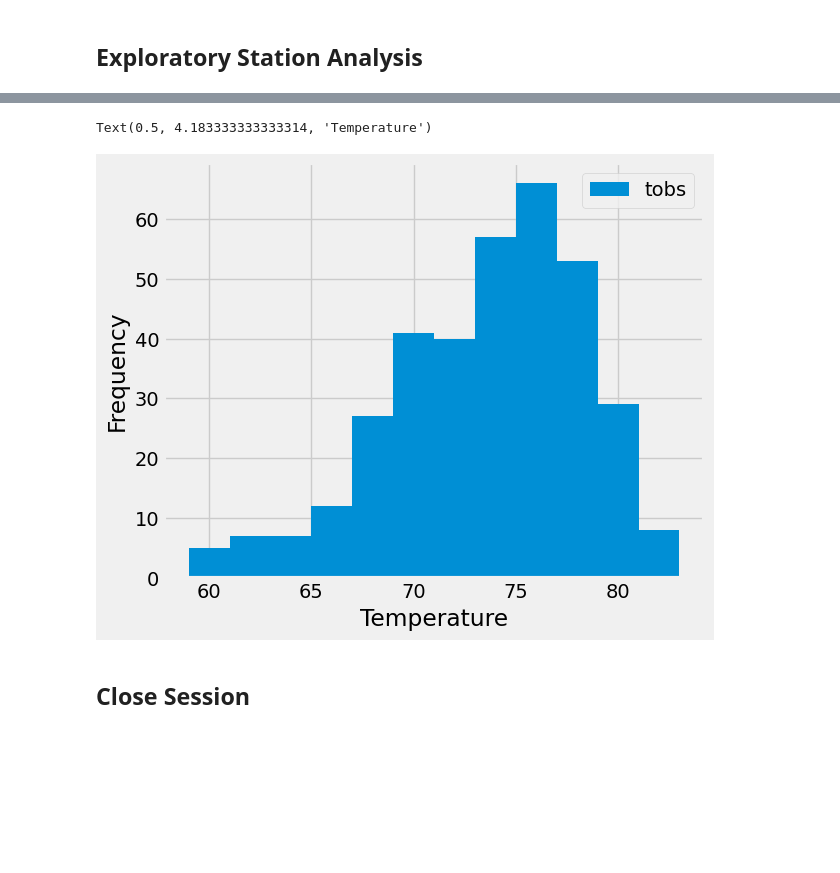
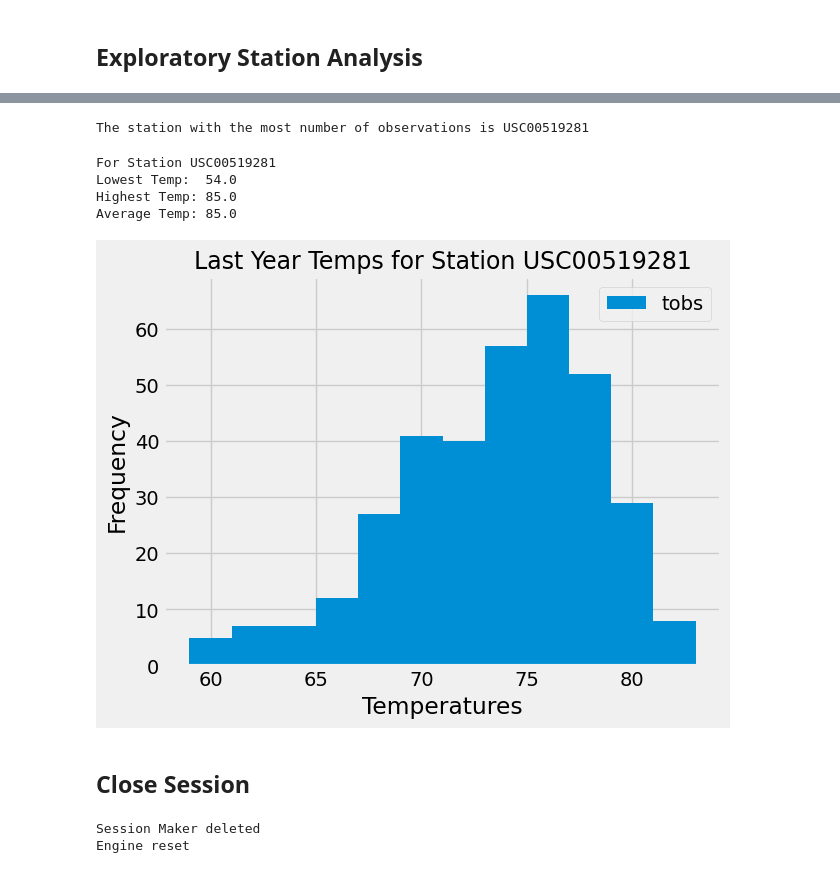
Before and after one commit to Neelka96/sqlalchemy-challenge, a Jupyter notebook: SurfsUp/climate_analysis.ipynb, the cells around one changed output, grey strips where cells are left out. Cells and saved outputs as stored; diff of their text form; code cells hidden in the pictures; blank space fills up the shorter version.

```diff
--- a/SurfsUp/climate_analysis.ipynb
+++ b/SurfsUp/climate_analysis.ipynb
@@ -87,7 +88,7 @@ Session = orm.sessionmaker(bind = engine)
 # Find the most recent date in the data set.
 with Session() as session:
     first_date = session.query(
-        core.func.max(Measurement.date)
+        core.func.max(measurement.date)
         ).scalar()
 
 first_date = dt.datetime.strptime(first_date, '%Y-%m-%d')
@@ -211,14 +223,75 @@ print(
+# %%
+most_active = data[0][0]
+
+print(f'The station with the most number of observations is {most_active}')
+# %% [output]
+The station with the most number of observations is USC00519281
+# %%
+# Using the most active station id from the previous query, calculate the lowest, highest, and average temperature.
+sel = [
+    core.func.min(measurement.tobs)
+    ,core.func.max(measurement.tobs)
+    ,core.func.avg(measurement.tobs)
+]
+
+with Session() as session:
+    data = session.query(*sel
+        ).filter(measurement.station == most_active
+        ).all()
+data = data[0]
+
+print(
+    f'For Station {most_active}\n' +
+    f'Lowest Temp:  {data[0]}\n' +
+    f'Highest Temp: {data[1]}\n' +
+    f'Average Temp: {data[1]}\n'
+)
+# %% [output]
+For Station USC00519281
+Lowest Temp:  54.0
+Highest Temp: 85.0
+Average Temp: 85.0
 # %%
 # Using the most active station id
 # Query the last 12 months of temperature observation data for this station and plot the results as a histogram
+sel = [
+    measurement.tobs
+]
+
+with Session() as session:
+    data = session.query(*sel
+        ).filter(measurement.station == most_active
+        ).filter(measurement.date <= first_date
+        ).filter(measurement.date >= last_date
+        ).all()
+
+tobs_df = pd.DataFrame(data)
+tobs_df.plot(
+    kind = 'hist'
+    ,bins = 12
+    ,xlabel = 'Temperatures'
+)
+plt.title(
+    f'Last Year Temps for Station {most_active}'
+    ,loc = 'center'
+    ,fontsize = 17
+)
+plt.show()
 # %% [output]
-Text(0.5, 4.183333333333314, 'Temperature')
-[figure, old version]
+[figure, new version]
 # %% [markdown]
 ## Close Session
 # %%
 # Close Session
-session.close()
+del Session
 
 # Dispose Engine
 engine.dispose()
+
+print(
+    'Session Maker deleted\n' +
+    'Engine reset'
+)
+# %% [output]
+Session Maker deleted
+Engine reset
```
Also changed, not shown: parts of 14 cells of this notebook.
